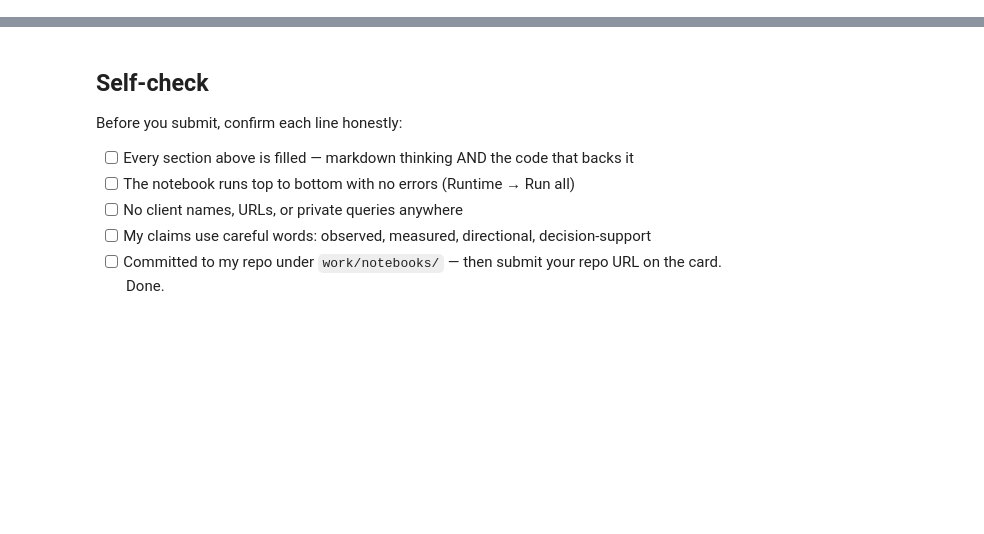
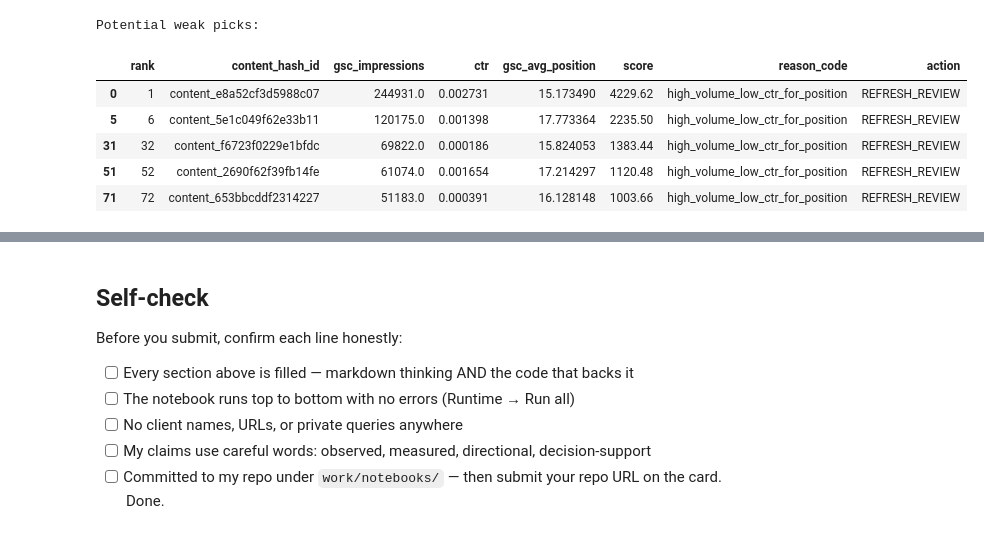
Before and after one commit to Adnan-ai98/flyrank-ml-internship, a Jupyter notebook: work/notebooks/w04_baseline_score.ipynb, the cells around one changed output, grey strips where cells are left out. Cells and saved outputs as stored; diff of their text form; code cells hidden in the pictures; blank space fills up the shorter version.

```diff
--- a/work/notebooks/w04_baseline_score.ipynb
+++ b/work/notebooks/w04_baseline_score.ipynb
@@ -36,0 +526,75 @@ This skeleton is yours to fill. Work the sections **in order** — each one has
+# %%
+# ============================================================
+# WEAK PICK REVIEW
+# ============================================================
+
+selected = baseline_queue[
+    baseline_queue["action"] == "REFRESH_REVIEW"
+].copy()
+
+weak_picks = selected[
+    (
+        (selected["gsc_impressions"] < 1000)
+        |
+        (selected["gsc_avg_position"] > 15)
+    )
+].head(5)
+
+print("Potential weak picks:")
+display(
+    weak_picks[
+        [
+            "rank",
+            "content_hash_id",
+            "gsc_impressions",
+            "ctr",
+            "gsc_avg_position",
+            "score",
+            "reason_code",
+            "action",
+        ]
+    ]
+)
+
+# ============================================================
+# LEAKAGE CHECK
+# ============================================================
+
+FORBIDDEN_FIELDS = [
+    "is_declining_label",
+    "trend_direction",
+    "trend_pct",
+    "future_impressions",
+    "future_clicks",
+    "future_sessions",
+    "future_position",
+    "product_flag",
+    "product_flags",
+]
+
+print("\nLeakage check:")
+
+for field in FORBIDDEN_FIELDS:
+    present = field in baseline_queue.columns
+    print(f"{field}: {'PRESENT' if present else 'NOT PRESENT'}")
+    assert not present
+
+print("\nNo label-derived, future-window, or product-flag fields are present.")
+
+# Verify that the score only uses the intended observed signals
+allowed_score_inputs = {
+    "gsc_impressions",
+    "gsc_clicks",
+    "ctr",
+    "gsc_avg_position",
+}
+
+print("Observed score inputs:", sorted(allowed_score_inputs))
+# %% [output]
+Potential weak picks:
+|  | rank | content_hash_id | gsc_impressions | ctr | gsc_avg_position | score | reason_code | action |
+| 0 | 1 | content_e8a52cf3d5988c07 | 244931.0 | 0.002731 | 15.173490 | 4229.62 | high_volume_low_ctr_for_position | REFRESH_REVIEW |
+| 5 | 6 | content_5e1c049f62e33b11 | 120175.0 | 0.001398 | 17.773364 | 2235.50 | high_volume_low_ctr_for_position | REFRESH_REVIEW |
+| 31 | 32 | content_f6723f0229e1bfdc | 69822.0 | 0.000186 | 15.824053 | 1383.44 | high_volume_low_ctr_for_position | REFRESH_REVIEW |
+| 51 | 52 | content_2690f62f39fb14fe | 61074.0 | 0.001654 | 17.214297 | 1120.48 | high_volume_low_ctr_for_position | REFRESH_REVIEW |
+| 71 | 72 | content_653bbcddf2314227 | 51183.0 | 0.000391 | 16.128148 | 1003.66 | high_volume_low_ctr_for_position | REFRESH_REVIEW |
```
Also changed, not shown: parts of 22 cells of this notebook.
